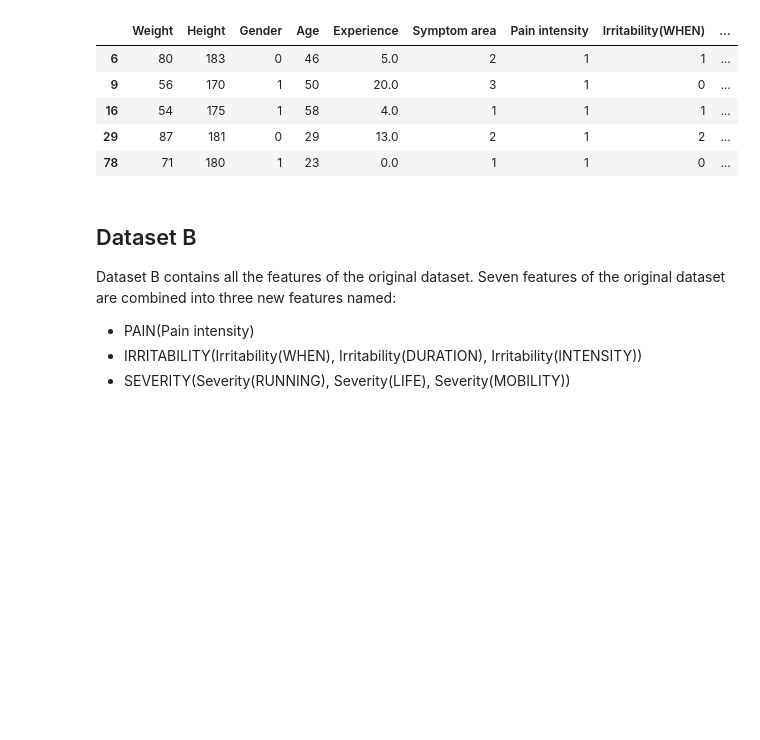
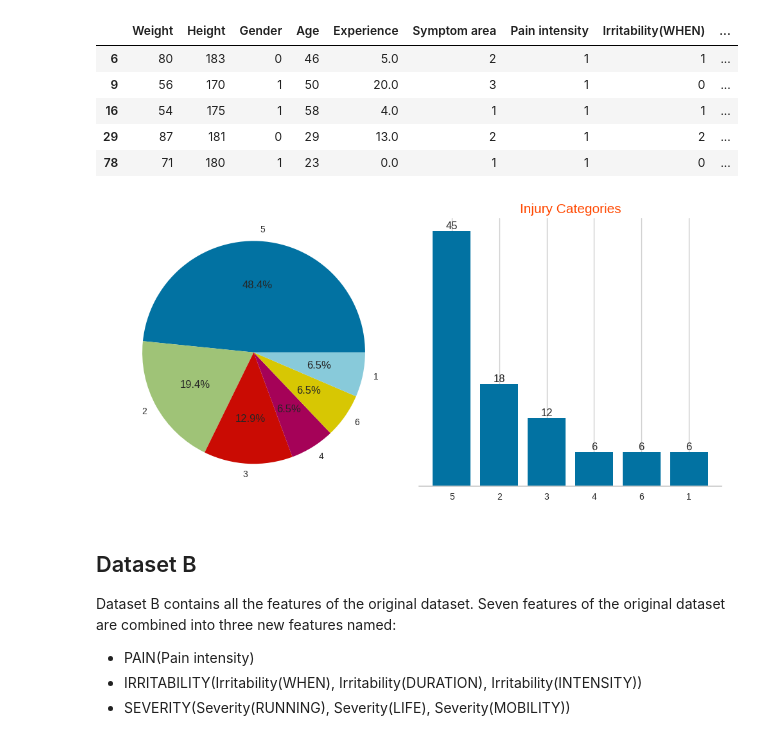
Before and after one commit to GeorgeM2000/Sports-Activity, a Jupyter notebook: Sports_Activity.ipynb, the cells around one changed output. Saved outputs shown, nothing was run; the diff lists cells and outputs as text; code cells hidden in the pictures; blank space fills up the shorter version.

```diff
--- a/Sports_Activity.ipynb
+++ b/Sports_Activity.ipynb
@@ -400,6 +400,30 @@ sport_data_classification_A.loc[sport_data_classification_A['Page'] == 4]
 # %%
 # Add some additional samples for class 4.
 sport_data_classification_A = pd.concat([sport_data_classification_A, pd.DataFrame([[75, 180, 0, 30, 4.0, 3, 0, 1, 0, 1, 1, 1, 1, 4]], columns=sport_data_classification_A.columns)], ignore_index = True)
+# %%
+fig, (ax1, ax2) = plt.subplots(1, 2, figsize=(10,5))
+
+injury_categories = {6: '6', 5: '5', 4: '4', 3: '3', 2: '2', 1: '1'}
+
+ax1.pie(sport_data_classification_A[:]['Page'].value_counts().values,
+        labels = np.array([injury_categories[page] for page in sport_data_classification_A[:]['Page'].value_counts().index]),
+        autopct = '%1.1f%%')
+
+ax1.axis('equal')
+
+
+ax2.bar(np.array([injury_categories[page] for page in sport_data_classification_A[:]['Page'].value_counts().index]), sport_data_classification_A[:]['Page'].value_counts().values)
+ax2.spines['top'].set_visible(False)
+ax2.spines['right'].set_visible(False)
+ax2.spines['left'].set_visible(False)
+ax2.tick_params(axis='both', which='both', labelsize=10, left=False, bottom=False)
+ax2.get_yaxis().set_visible(False)
+plt.title("Injury Categories", fontsize=15, color = '#ff4800');
+
+ax2.bar_label(ax2.containers[0])
+fig.tight_layout()
+# %% [output]
+[figure, added]
 # %% [markdown]
 ## Dataset B
 Dataset B contains all the features of the original dataset. Seven features of the original dataset are combined into three new features named:
```
